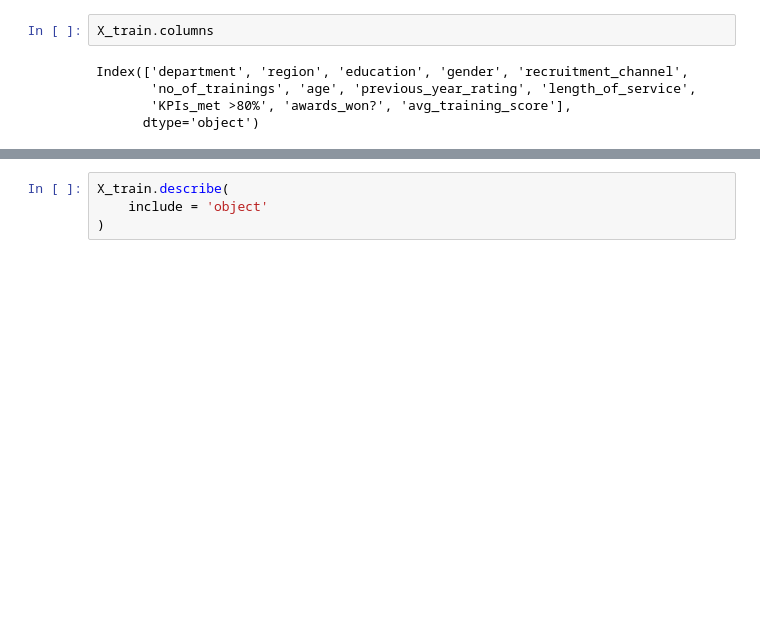
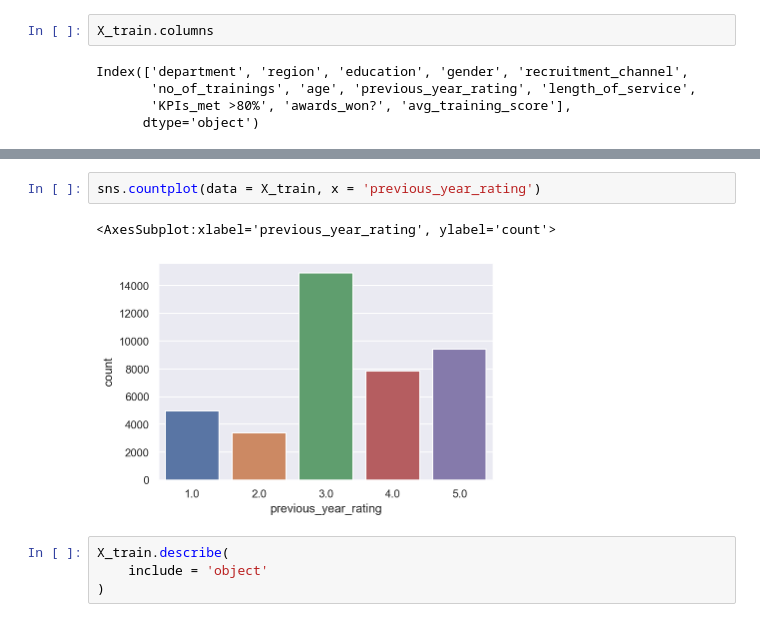
Before and after one commit to giordanap/MLA, a Jupyter notebook: Proyecto 01 - HR Analytics/00-apellido-nombre-proyecto1.ipynb, the cells around one changed output, grey strips where cells are left out. Saved outputs shown, nothing was run; the diff lists cells and outputs as text; blank space fills up the shorter version.

```diff
--- a/Proyecto 01 - HR Analytics/00-apellido-nombre-proyecto1.ipynb
+++ b/Proyecto 01 - HR Analytics/00-apellido-nombre-proyecto1.ipynb
@@ -336,3 +346,8 @@ X_train.describe(
+# %%
+sns.countplot(data = X_train, x = 'previous_year_rating')
+# %% [output]
+<AxesSubplot:xlabel='previous_year_rating', ylabel='count'>
+[figure, added]
 # %%
 X_train.describe(
     include = 'object'
```
Also changed, not shown: parts of 2 cells of this notebook.
